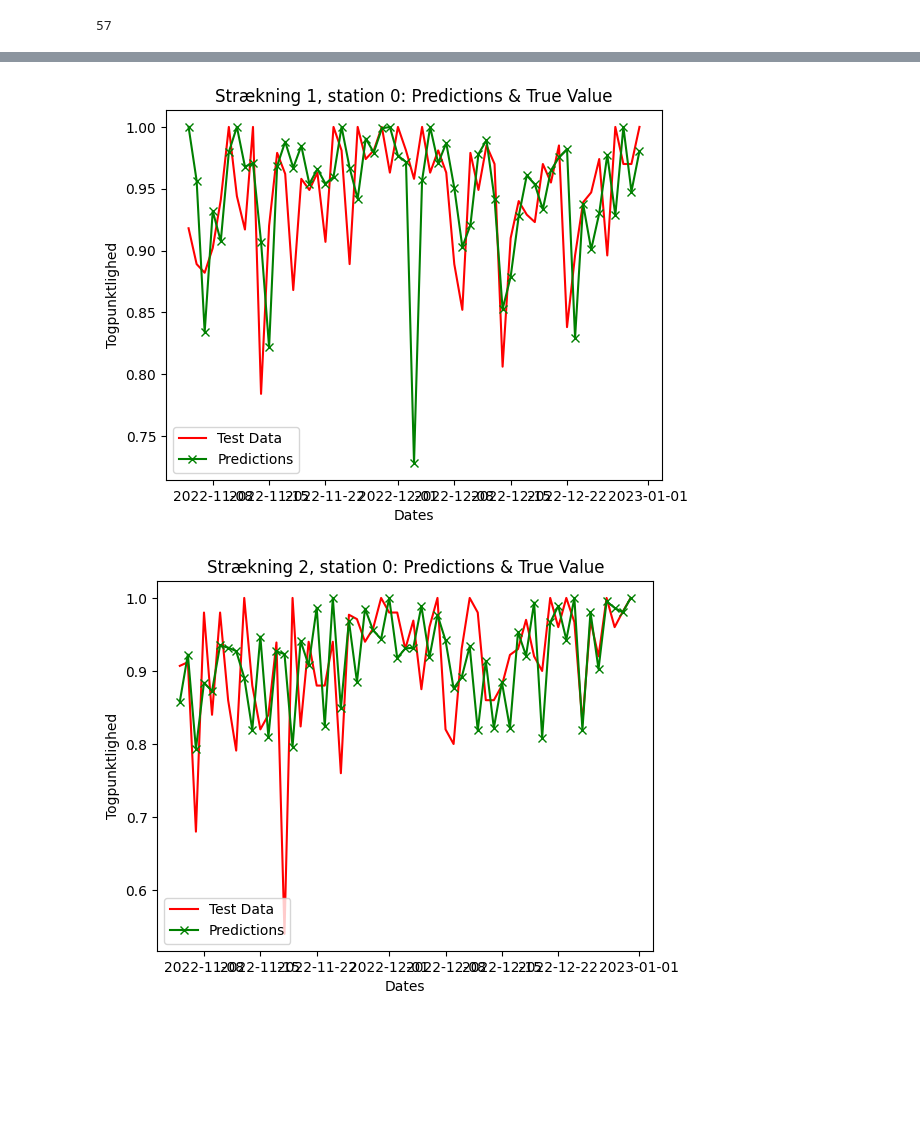
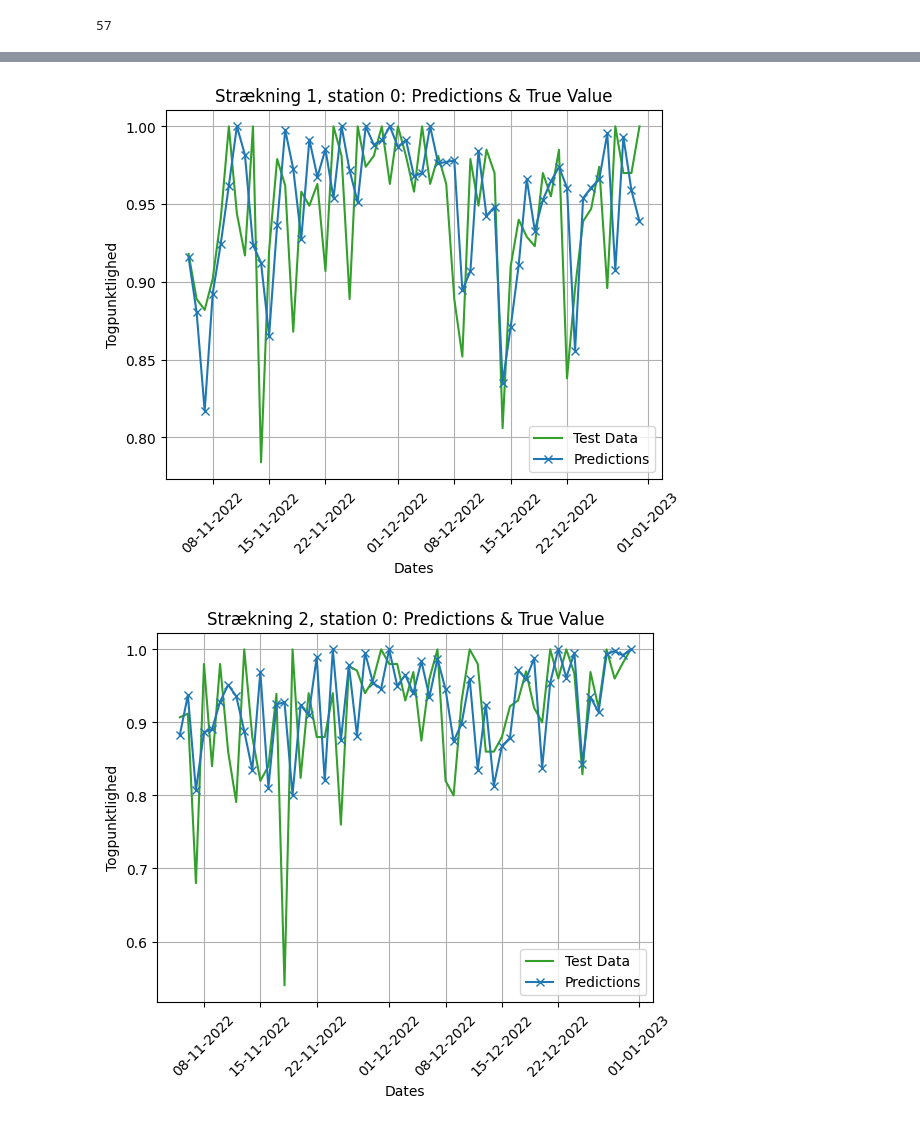
Before and after one commit to clarachristiansen/Bachelor_project, a Jupyter notebook: Full_SARIMA_Xgboost_CV.ipynb, the cells around one changed output, grey strips where cells are left out. Cells and saved outputs as stored; diff of their text form; code cells hidden in the pictures; blank space fills up the shorter version.

Commit message:
SARIMA/Boost CV works, acc_precip from HPC, data cleaning

```diff
--- a/Full_SARIMA_Xgboost_CV.ipynb
+++ b/Full_SARIMA_Xgboost_CV.ipynb
@@ -179,7 +179,7 @@ def custom_cross_val_predict(estimator, y, X=None, cv=None, verbose=0, averaging
         # Calculate residuals for RF input
         arima_residuals_train = train_predictions - y[train]
 
-        model = xgb.XGBRegressor(objective = 'reg:squarederror', booster = 'gbtree', max_depth=5, steps =20, learning_rate=0.1)
+        model = xgb.XGBRegressor(objective = 'reg:absoluteerror', booster = 'gbtree', max_depth=5, steps =20, learning_rate=0.1) # 'reg:squarederror'
         # Train the model
         #model = model.fit(D_train, steps, watchlist)
         model = model.fit(X.iloc[train,:], arima_residuals_train)
@@ -231,8 +231,8 @@ def custom_cross_val_predict(estimator, y, X=None, cv=None, verbose=0, averaging
     cv_scores_arima = []
     for fold, (train, test) in enumerate(cv.split(y, X)):
         fold_predictions = pred_matrix[test, fold]
-        fold_score = mean_squared_error(y[test], fold_predictions)
-        fold_arima_score = mean_squared_error(y[test], arima_pred[fold])
+        fold_score = float(abs(y[test] - fold_predictions))
+        fold_arima_score = float(abs(y[test] - arima_pred[fold]))
         cv_scores.append(fold_score)
         cv_scores_arima.append(fold_arima_score)
 
@@ -240,7 +240,7 @@ def custom_cross_val_predict(estimator, y, X=None, cv=None, verbose=0, averaging
     score = np.mean(cv_scores)
     arima_score = np.mean(cv_scores_arima)
 
-    return avgfunc(predictions, axis=1), score,  arima_score
+    return avgfunc(predictions, axis=1), score,  arima_score, cv_scores, cv_scores_arima
 # %%
 import warnings
 warnings.filterwarnings('ignore')
@@ -252,18 +252,19 @@ MSEs_arima = []
 random_state = 42
 initial_start = 2500
 preds = {}
-
+cv_scores = {}
 
 for strækning, station in combinations[:10]:
     y = data[(data['visualiseringskode'] == strækning) & (data['station'] == station)]['togpunktlighed']
     X = data[(data['visualiseringskode'] == strækning) & (data['station'] == station)].iloc[:,1:]
     arima_model = pm.arima.ARIMA(order = best_model_parameters[strækning, station][0], seasonal_order=best_model_parameters[strækning, station][1])
 
-    pred, mse, mse_arima = custom_cross_val_predict((arima_model), y, X, cv=None, verbose=1, averaging="mean", return_raw_predictions=False, initial=initial_start)
+    pred, mse, mse_arima, cv_score, cv_score_arima = custom_cross_val_predict((arima_model), y, X, cv=None, verbose=1, averaging="mean", return_raw_predictions=False, initial=initial_start)
     # output = prediction per fold.
     MSEs.append(mse)
     MSEs_arima.append(mse_arima)
     preds[(strækning, station)] = pred
+    cv_scores[(strækning, station)] = (cv_score, cv_score_arima)
     # initial = 2457 - 100 fold, 10 combinations, n_estimators=100 -> 61 min
 # %%
 len(pred)
@@ -317,0 +320,12 @@ ax.grid()
+# %%
+# Visualize absolute error for one station/strækning combination
+for (strækning, station), (cv_score, cv_score_arima) in cv_scores.items():
+    x = np.arange(len(cv_score))
+    plt.hist(cv_score_arima, label='ARIMA')
+    plt.hist(cv_score, label = 'Full')
+    plt.xlabel('MAE')
+    plt.ylabel('Instances')
+    plt.grid()
+    plt.title(f'Strækning {strækning}, Station {station}')
+    plt.legend(loc = 'upper right')
+    plt.show()
@@ -318,14 +386,19 @@ ax.grid()
 # %%
+#Set default date format globally
+plt.rcParams['date.autoformatter.day'] = '%d-%m-%Y'
+
 for strækning, station in combinations[:10]:
     y_test = data[(data['visualiseringskode'] == strækning) & (data['station'] == station)]['togpunktlighed'][initial_start:]
-    plt.plot(y_test.index, y_test, color='red', label='Test Data')
-    plt.plot(y_test.index, preds[(strækning,station)], color='green', marker='x',
+    plt.plot(y_test.index, y_test, color='#33a02c', label='Test Data')
+    plt.plot(y_test.index, preds[(strækning,station)], color='#1f78b4', marker='x',
                 label='Predictions')
     plt.title(f'Strækning {strækning}, station {station}: Predictions & True Value')
     plt.xlabel('Dates')
     plt.ylabel('Togpunktlighed')
-    plt.legend(loc='lower left')
+    plt.xticks(rotation=45)
+    plt.legend(loc='lower right')
+    plt.grid()
     plt.show()
 # %% [output]
-[figure, old version]
+[figure, new version]
-[figure, old version]
+[figure, new version]
```
Also changed, not shown: parts of 7 cells of this notebook, 14 other files.
